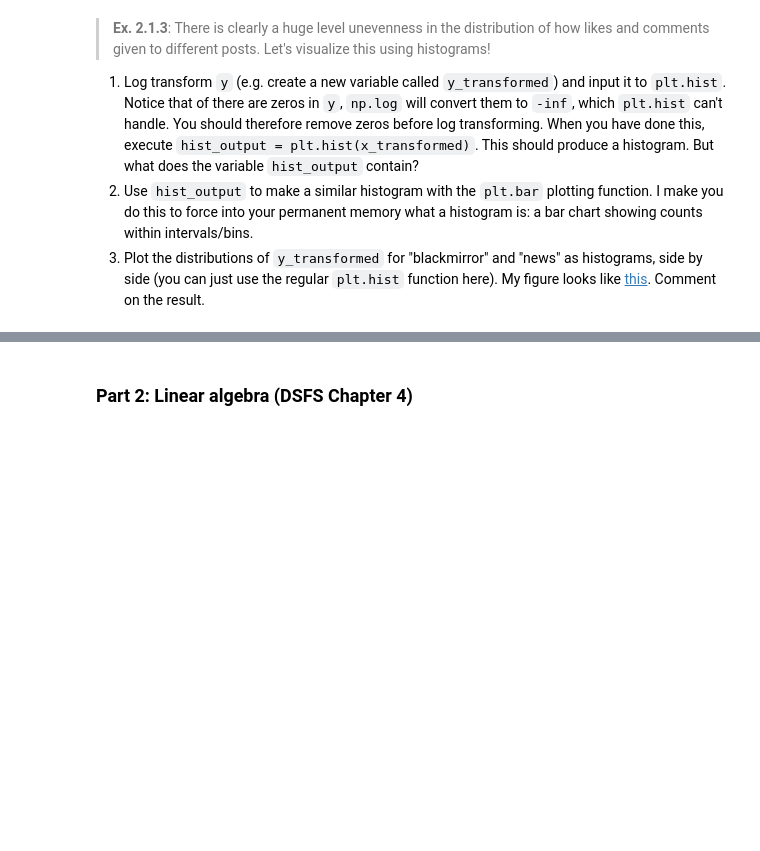
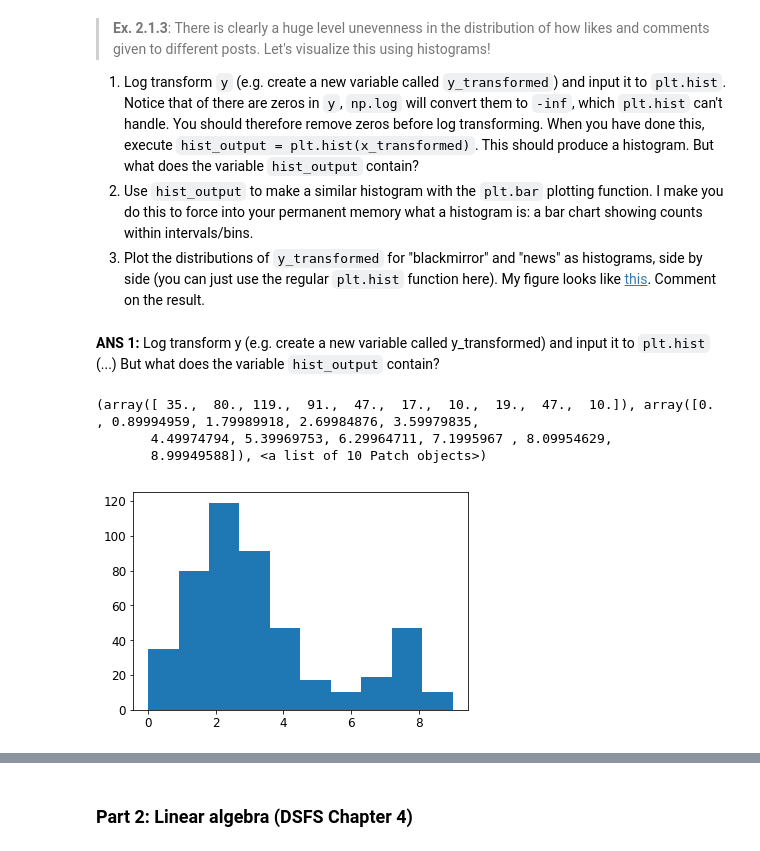
Before and after one commit to ulfaslak/practical_data_science, a Jupyter notebook: exercises/exercises_week2.ipynb, the cells around one changed output, grey strips where cells are left out. Saved outputs shown, nothing was run; the diff lists cells and outputs as text; code cells hidden in the pictures; blank space fills up the shorter version.

```diff
--- a/exercises/exercises_week2.ipynb
+++ b/exercises/exercises_week2.ipynb
@@ -69,3 +200,20 @@ x, y = get_x_y("blackmirror", 500, count=25)
 2. Use `hist_output` to make a similar histogram with the `plt.bar` plotting function. I make you do this to force
 into your permanent memory what a histogram is: a bar chart showing counts within intervals/bins.
 3. Plot the distributions of `y_transformed` for "blackmirror" and "news" as histograms, side by side (you can just use the regular `plt.hist` function here). My figure looks like [this](http://ulfaslak.com/computational_analysis_of_big_data/exer_figures/example_2.2c.png). Comment on the result.
+# %% [markdown]
+**ANS 1:** Log transform y (e.g. create a new variable called y_transformed) and input it to `plt.hist` (...)
+But what does the variable `hist_output` contain?
+# %%
+# Remove zeros from y and log-transform the result
+y_transformed = np.log([v for v in y if v > 0])
+
+# Run the histogram and collect the output into `hist_output`
+hist_output = plt.hist(y_transformed)
+
+# Print `hist_output`
+print(hist_output)
+# %% [output]
+(array([ 35.,  80., 119.,  91.,  47.,  17.,  10.,  19.,  47.,  10.]), array([0.        , 0.89994959, 1.79989918, 2.69984876, 3.59979835,
+       4.49974794, 5.39969753, 6.29964711, 7.1995967 , 8.09954629,
+       8.99949588]), <a list of 10 Patch objects>)
+[figure, added]
```
Also changed, not shown: parts of 89 cells of this notebook, 1 other file.
